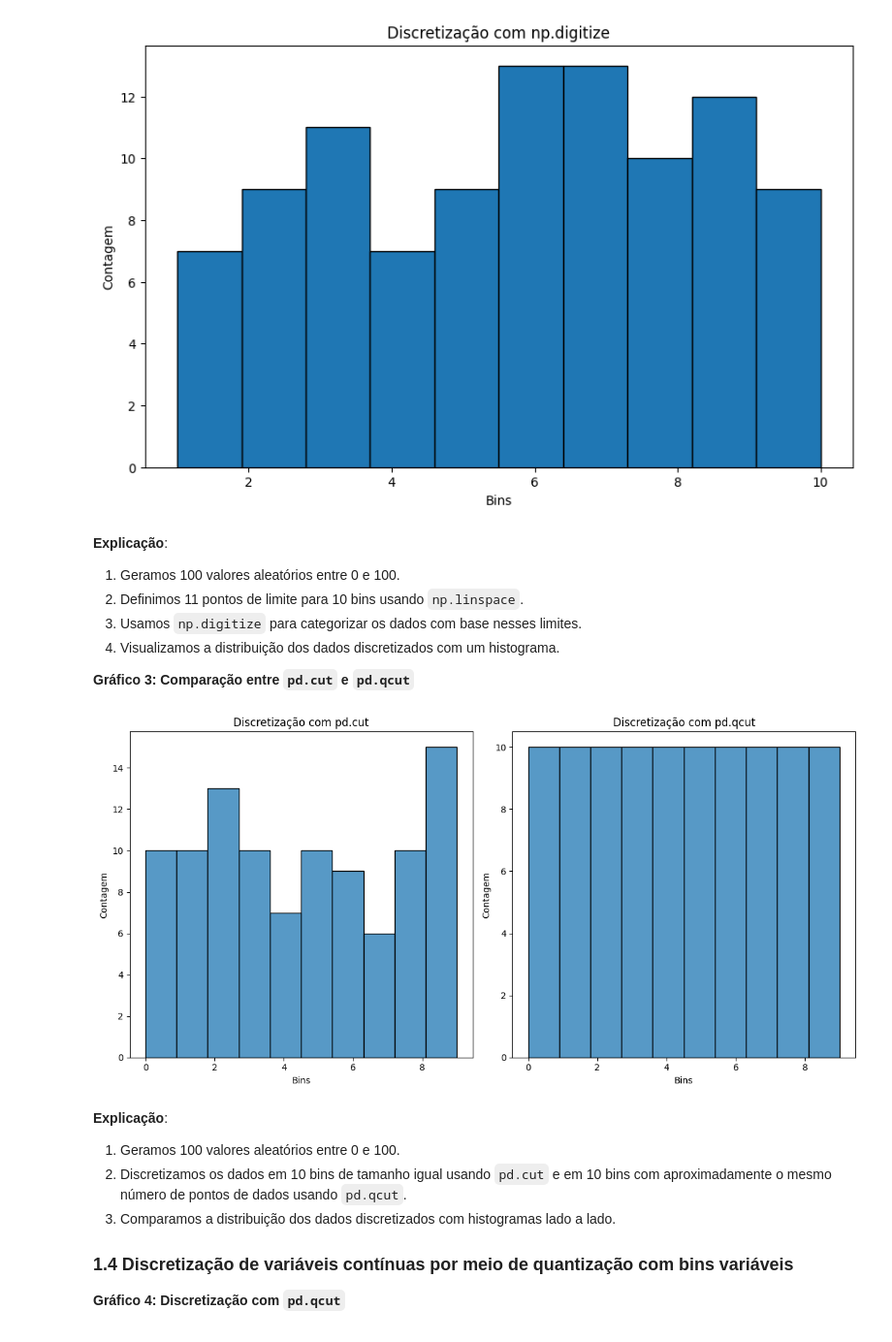
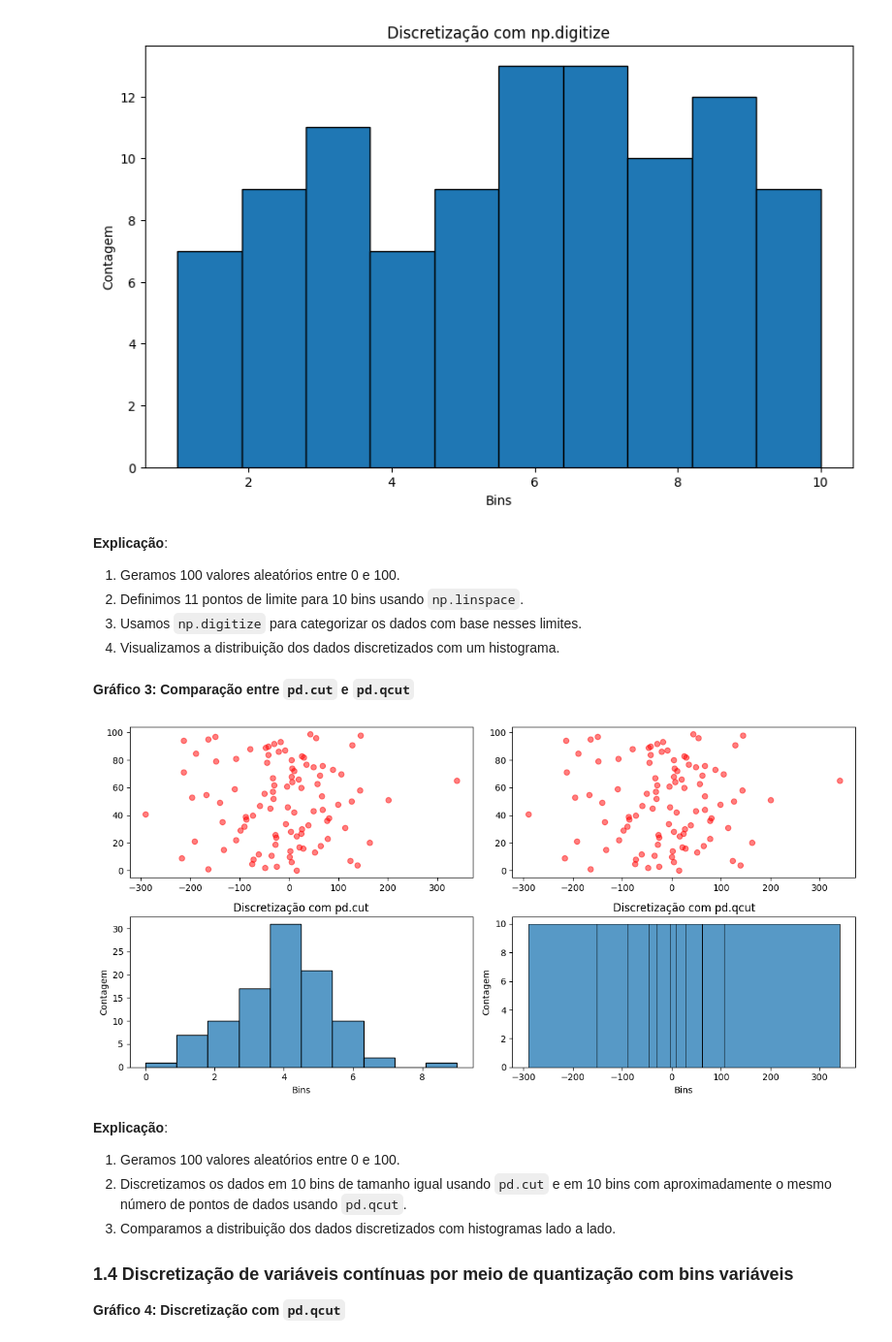
Before and after one commit to dacioms/DacioFeature3_24, a Jupyter notebook: 01_numericos/003_exemplosComExibição.ipynb, the cells around one changed output. Shown at 97% size. Drawn from its saved outputs; the diff is of its cells as text; code cells hidden in the pictures.

```diff
--- a/01_numericos/003_exemplosComExibição.ipynb
+++ b/01_numericos/003_exemplosComExibição.ipynb
@@ -85,43 +86,50 @@ plt.show()
 2. Definimos 11 pontos de limite para 10 bins usando `np.linspace`.
 3. Usamos `np.digitize` para categorizar os dados com base nesses limites.
 4. Visualizamos a distribuição dos dados discretizados com um histograma.
-
-**Gráfico 3: Comparação entre `pd.cut` e `pd.qcut`**
+# %% [markdown]
+
+**Gráfico 3: Comparação entre `pd.cut` e `pd.qcut`**
 # %%
 import pandas as pd
 import numpy as np
 import matplotlib.pyplot as plt
 import seaborn as sns
 
 # Dados de exemplo
-data = {'valor': np.random.rand(100) * 100}
+data = {'valor': np.random.randn(100) * 100}
 df = pd.DataFrame(data)
 
 # Discretização com bins fixos usando pd.cut
 df['binned_cut'] = pd.cut(df['valor'], bins=10, labels=False)
 
 # Discretização com bins variáveis usando pd.qcut
-df['binned_qcut'] = pd.qcut(df['valor'], q=10, labels=False)
+df['binned_qcut'], edges = pd.qcut(df['valor'], q=10, labels=False, retbins=True)
 
 # Gráficos
 plt.figure(figsize=(12, 6))
 
-plt.subplot(1, 2, 1)
+plt.subplot(2,2,1)
+plt.scatter(df['valor'], range(len(df['valor'])),c='red', alpha = 0.5)
+
+plt.subplot(222)
+plt.scatter(df['valor'], range(len(df['valor'])),c='red', alpha = 0.5)
+
+plt.subplot(2, 2, 3)
 sns.histplot(df['binned_cut'], bins=10, kde=False)
 plt.title('Discretização com pd.cut')
 plt.xlabel('Bins')
 plt.ylabel('Contagem')
 
-plt.subplot(1, 2, 2)
-sns.histplot(df['binned_qcut'], bins=10, kde=False)
+plt.subplot(2, 2, 4)
+sns.histplot(df['valor'], bins=edges, kde=False)
 plt.title('Discretização com pd.qcut')
 plt.xlabel('Bins')
 plt.ylabel('Contagem')
 
 plt.tight_layout()
 plt.show()
 # %% [output]
-[figure, old version]
+[figure, new version]
 # %% [markdown]
 **Explicação**:
 1. Geramos 100 valores aleatórios entre 0 e 100.
```
Also changed, not shown: parts of 7 cells of this notebook, 7 other files.
